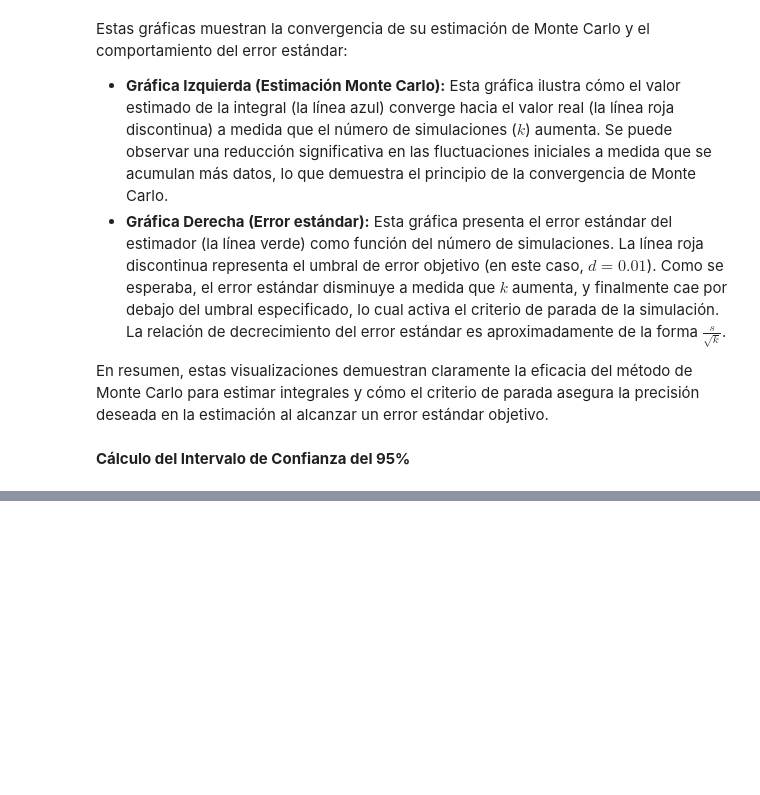
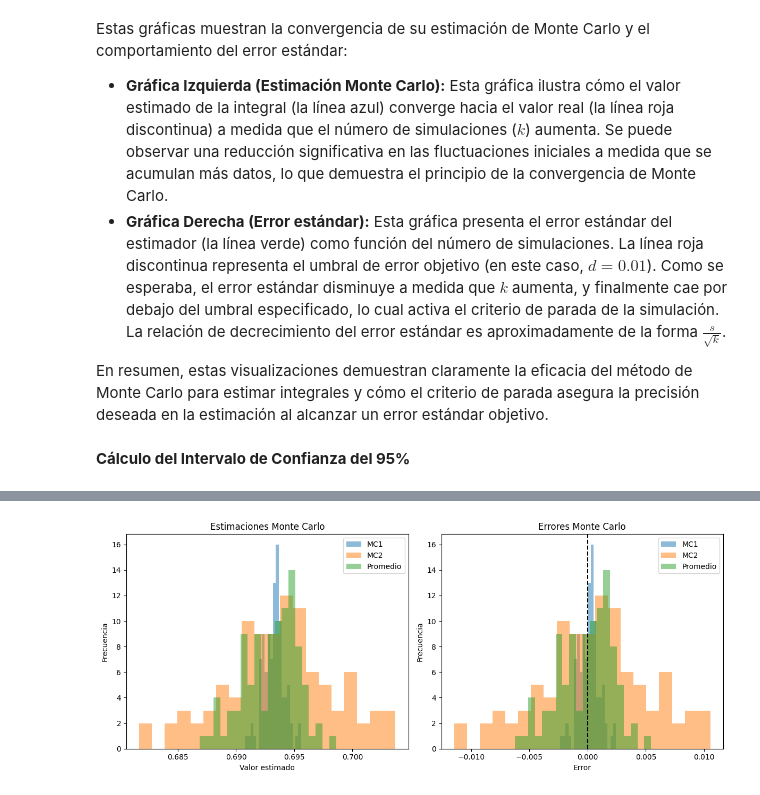
Before and after one commit to FOFM030711/Caminata-aleatoria-1D, a Jupyter notebook: METODO_PARA_DETERMINAR_CUANDO_DETENERSE_AL_GENERAR_NUEVOS_DATOS.ipynb, the cells around one changed output, grey strips where cells are left out. Saved outputs shown, nothing was run; the diff lists cells and outputs as text; code cells hidden in the pictures; blank space fills up the shorter version.

```diff
--- a/METODO_PARA_DETERMINAR_CUANDO_DETENERSE_AL_GENERAR_NUEVOS_DATOS.ipynb
+++ b/METODO_PARA_DETERMINAR_CUANDO_DETENERSE_AL_GENERAR_NUEVOS_DATOS.ipynb
@@ -736,0 +926,13 @@ En resumen, a medida que el valor de $d$ (el umbral de error estándar) disminuy
+# %%
+# GENERACIÓN DE 100 ESTIMACIONES ANTITÉTICAS
+
+l = []
+
+for i in range(100):
+
+    M = mc1(f, 1000)
+
+    l.append(M)
+
+print("Media MC antitético =", np.mean(l))
+print("Varianza MC antitético =", np.var(l))
@@ -736,0 +942,4 @@ En resumen, a medida que el valor de $d$ (el umbral de error estándar) disminuy
+# %%
+
+# Guardamos los resultados antitéticos
+l_mc1 = l
@@ -736,0 +1195,65 @@ En resumen, a medida que el valor de $d$ (el umbral de error estándar) disminuy
+# %%
+
+# =====================================================
+# HISTOGRAMAS
+# =====================================================
+
+plt.figure(figsize=(12,5))
+
+# =====================================================
+# HISTOGRAMA DE LAS ESTIMACIONES
+# =====================================================
+
+plt.subplot(1,2,1)
+
+plt.hist(l_mc1, bins=20, alpha=0.5, label="MC1")
+
+plt.hist(l_mc2, bins=20, alpha=0.5, label="MC2")
+
+plt.hist(l_prom, bins=20, alpha=0.5, label="Promedio")
+
+plt.title("Estimaciones Monte Carlo")
+
+plt.xlabel("Valor estimado")
+
+plt.ylabel("Frecuencia")
+
+plt.legend()
+
+# =====================================================
+# HISTOGRAMA DE LOS ERRORES
+# =====================================================
+
+# Valor exacto de la integral
+valor_real = np.log(2)
+
+# Error = estimación - valor real
+error1 = np.array(l_mc1) - valor_real
+
+error2 = np.array(l_mc2) - valor_real
+
+error3 = np.array(l_prom) - valor_real
+
+plt.subplot(1,2,2)
+
+plt.hist(error1, bins=20, alpha=0.5, label="MC1")
+
+plt.hist(error2, bins=20, alpha=0.5, label="MC2")
+
+plt.hist(error3, bins=20, alpha=0.5, label="Promedio")
+
+plt.axvline(0, color="black", linestyle="--")
+
+plt.title("Errores Monte Carlo")
+
+plt.xlabel("Error")
+
+plt.ylabel("Frecuencia")
+
+plt.legend()
+
+plt.tight_layout()
+
+plt.show()
+# %% [output]
+[figure, added]
```
Also changed, not shown: parts of 36 cells of this notebook.
